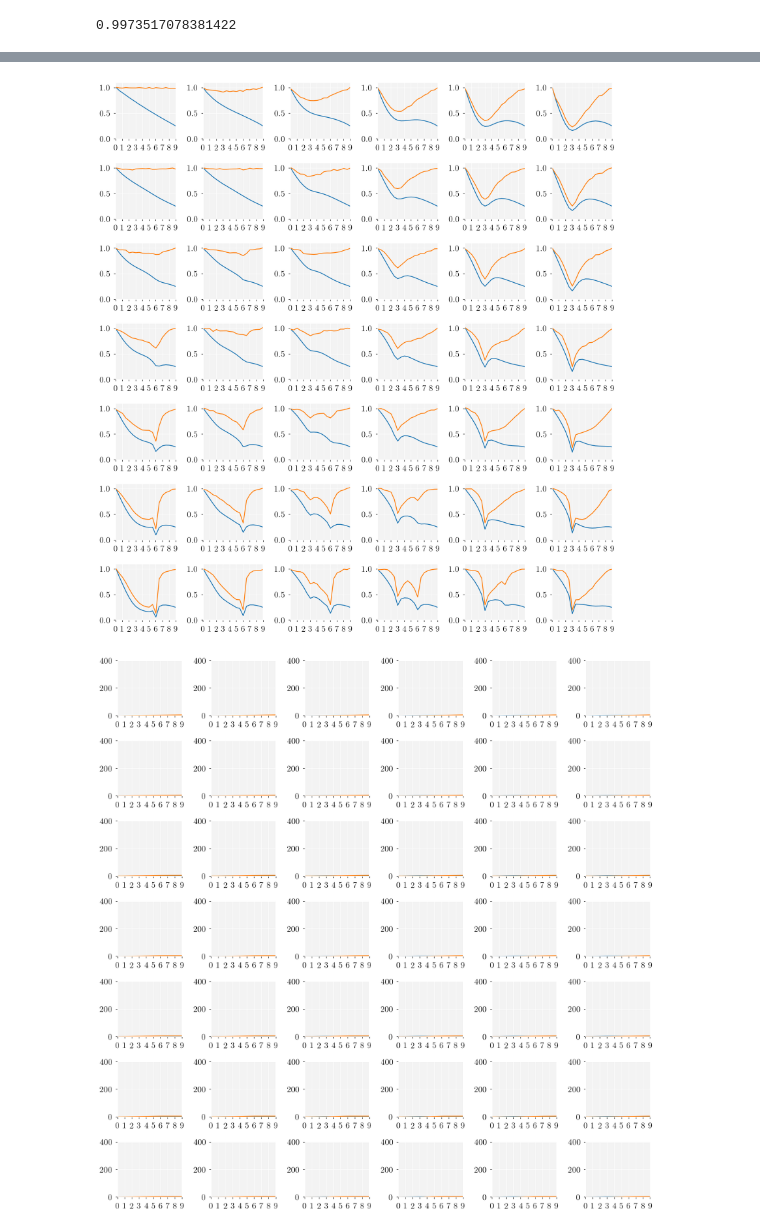
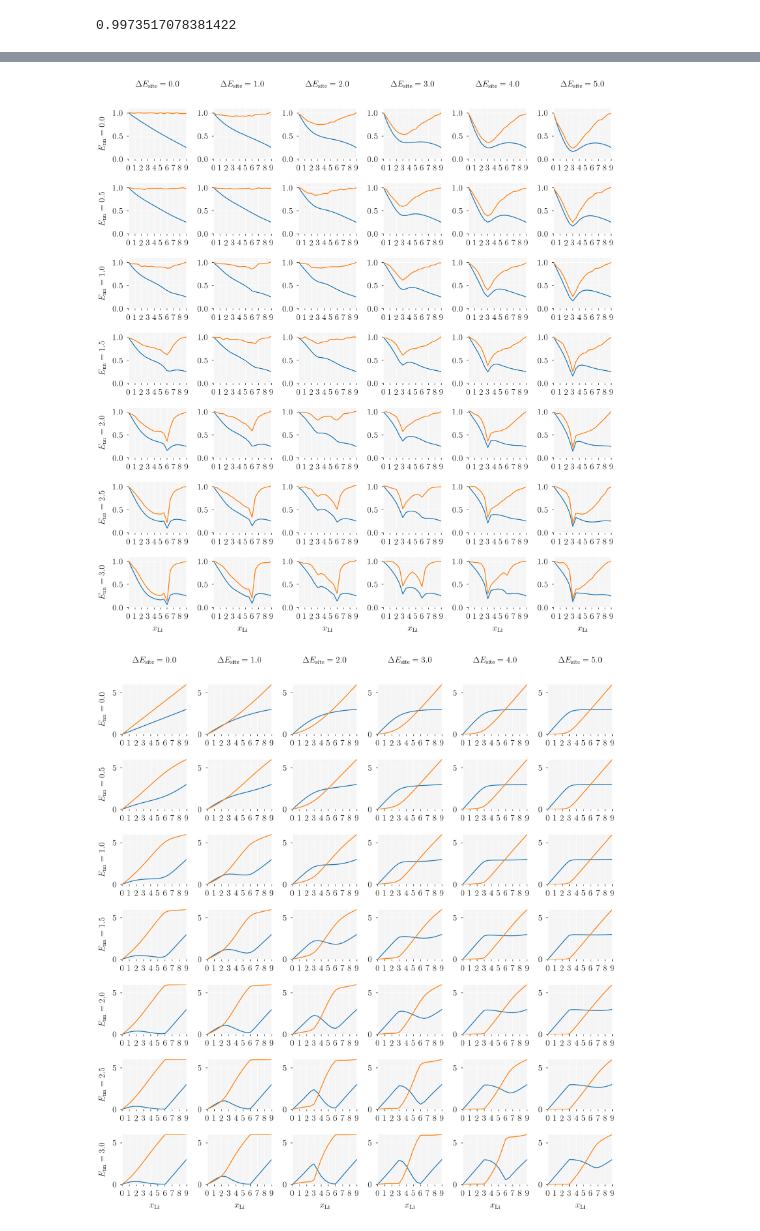
Before and after one commit to bjmorgan/garnet-lgmc-data, a Jupyter notebook: analysis/garnet_LGMC.ipynb, the cells around one changed output, grey strips where cells are left out. Cells and saved outputs as stored; diff of their text form; code cells hidden in the pictures.

Commit message:
More work on plotting for the paper.
Further tweaks to the non-interacting plot.
First draft of the nearest-neighbour plot.
Added row/column titles to the miniplots.

```diff
--- a/analysis/garnet_LGMC.ipynb
+++ b/analysis/garnet_LGMC.ipynb
@@ -99,0 +90,13 @@ def setup_figure( subplot ):
+# %%
+def my_plot( subplot, x, y, label=None, marker='o-', color=None ):
+    if color:
+        subplot.plot( x, y, marker, markeredgewidth=0.0, clip_on=False, label=label, color=color, linewidth=1.5 )
+    else:
+        subplot.plot( x, y, marker, markeredgewidth=0.0, clip_on=False, label=label )
+    subplot.set_xticks( range(10) )
+
+def setup_axes( ax, ylim, title='' ):
+    ax.set_xlabel(r'$x_\mathrm{Li}$')
+    ax.set_xlim([0,9.0])
+    ax.set_ylim(ylim)
+    ax.set_title(title, fontsize=fontsize, loc='left')
@@ -181,35 +257,53 @@ def sub_plot( ax, df, x, y, x_range, y_range, log_plot=False ):
     ax.set_xlim( x_range )
     ax.set_ylim( y_range )
     ax.set_xticks(range(10))
+    for s in [ 'top', 'bottom', 'left', 'right' ]:
+        ax.spines[s].set_visible(False)
     if not df.empty:
         if not log_plot:
             df.plot( x=x, y=y, ax=ax, legend=None )
         else:
-            df.plot( x=x, y=y, ax=ax, legend=None, logy=True,  clip_on=False, zorder=100 )
-        ax.set_xlabel('')
+            df.plot( x=x, y=y, ax=ax, legend=None, logy=True,  clip_on=False )
+    ax.set_xlabel('')
+
+def label_plot( axes, site_energies, nn_energies ):
+    # Add labels to rows and columns.
+    # column labels (site energies)
+    for ax, e_site in zip( axes[0], site_energies ):
+        ax.set_title( r"$\Delta E_\mathrm{{site}}={}$".format( e_site ), fontsize=fontsize, y=1.1 )
+    # row labels (nearest-neighbour energies)
+    for ax, e_nn in zip( axes[:,0], nn_energies ):
+        ax.set_ylabel(r"$E_\mathrm{{nn}}={}$".format( e_nn ), rotation=90, fontsize=fontsize )
+    # x axis labels for bottom-most subplots.
+    for ax in axes[-1]:
+        ax.set_xlabel( r"$x_\mathrm{Li}$", fontsize=fontsize )
 # %%
 nn_energies = [ 0.0, 0.5, 1.0, 1.5, 2.0, 2.5, 3.0 ]
 site_energies = [ 0.0, 1.0, 2.0, 3.0, 4.0, 5.0 ]
 
-fig, axes = plt.subplots(nrows=len(nn_energies), ncols=len(site_energies), figsize = (14, 15))
+fig, axes = plt.subplots(nrows=len(nn_energies), ncols=len(site_energies), figsize = (14, 15) )
 for i, E_nn in enumerate( nn_energies ):
     for j, E_site in enumerate( site_energies ):
         df = data.loc[ ( data.E_nn == E_nn ) & ( data.E_site == E_site ) ]
         sub_plot( axes[i, j], df, x='n_Li', y=[ 'f', 'f_I' ], x_range=[0, 9.0], y_range=[0.0, 1.1] )
+        label_plot( axes, site_energies, nn_energies )
+
+plt.tight_layout()
 
 fig.tight_layout()
-fig.savefig( filename = 'correlation_miniplots.pdf' )
+fig.savefig( filename = '../figures/correlation_miniplots.pdf' )
 # %% [output]
-[figure, old version]
+[figure, new version]
 # %%
-fig, axes = plt.subplots(nrows=len(nn_energies), ncols=len(site_energies), figsize = (15, 15))
+fig, axes = plt.subplots(nrows=len(nn_energies), ncols=len(site_energies), figsize = (14, 15))
 for i, E_nn in enumerate( nn_energies ):
     for j, E_site in enumerate( site_energies ):
         df = data.loc[ ( data.E_nn == E_nn ) & ( data.E_site == E_site ) ]
-        sub_plot( axes[i, j], df, x='n_Li', y=['n_tet', 'n_oct'], x_range=[0, 9.0], y_range=[0,400] )
+        sub_plot( axes[i, j], df, x='n_Li', y=['n_tet', 'n_oct'], x_range=[0, 9.0], y_range=[0,6] )
+        label_plot( axes, site_energies, nn_energies )
 
 fig.tight_layout()
-fig.savefig( filename = 'site_occupation_miniplots.pdf' )
+fig.savefig( filename = '../figures/site_occupation_miniplots.pdf' )
 # %% [output]
-[figure, old version]
+[figure, new version]
 # %%
```
Also changed, not shown: parts of 16 cells of this notebook, 3 other files.
